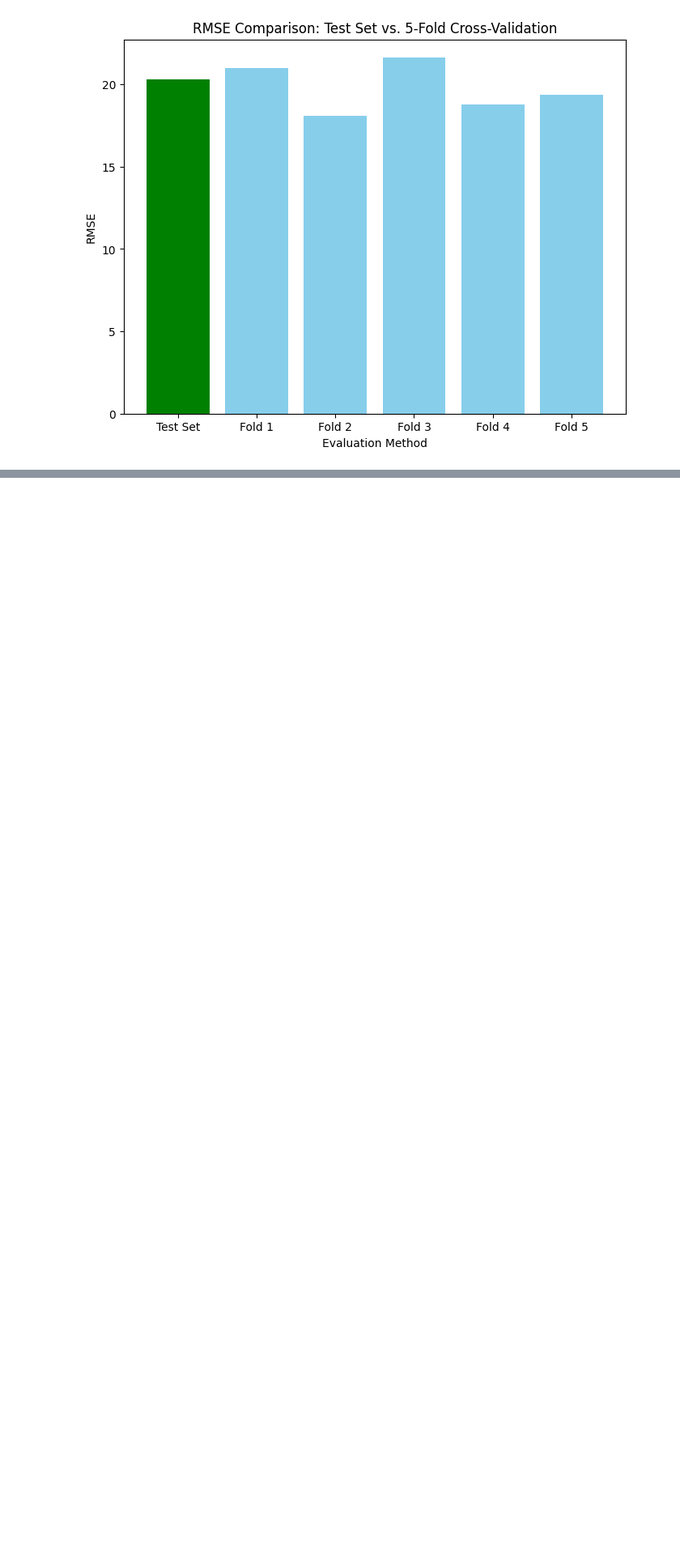
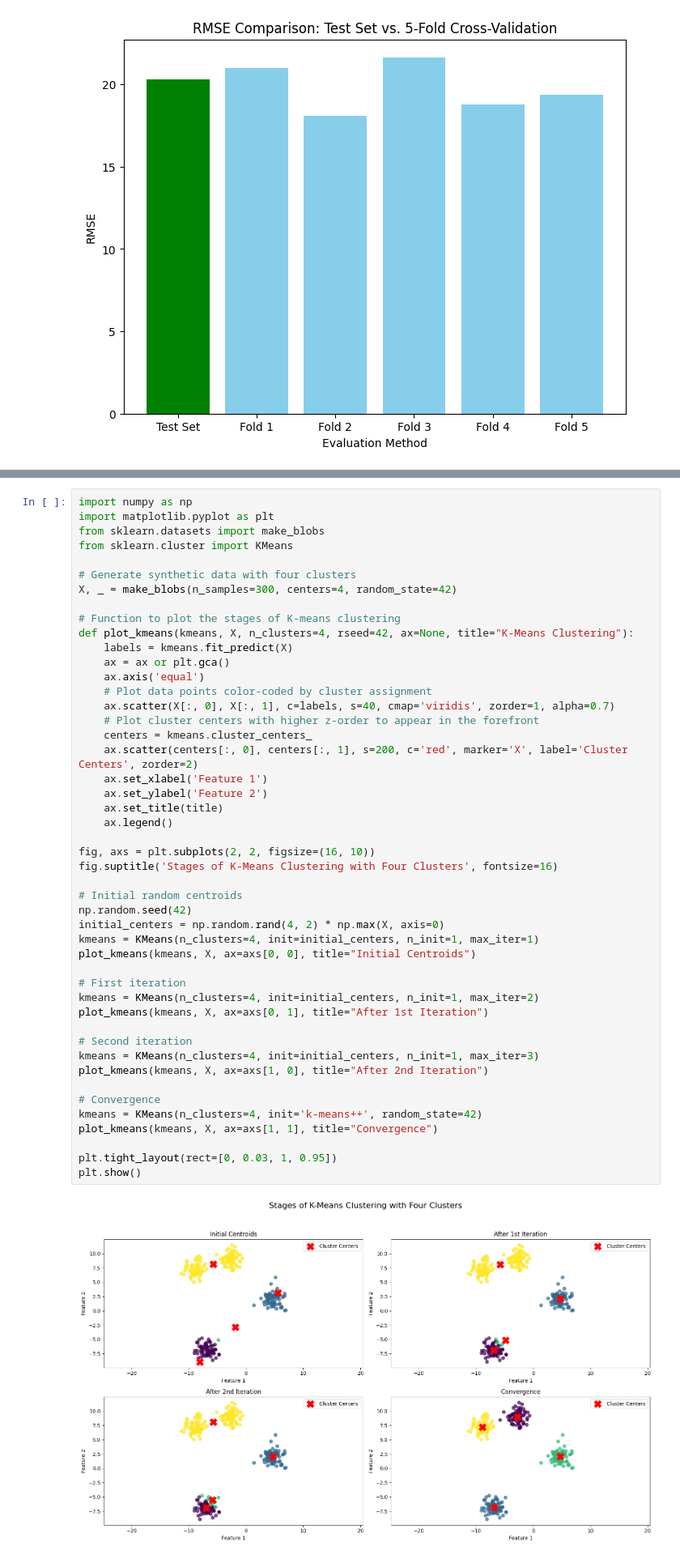
Before and after one commit to MehrdadJalali-AI/Statistics-and-Machine-Learning, a Jupyter notebook: C2_ML.ipynb, the cells around one changed output, grey strips where cells are left out. Shown at 81% size. Cells and saved outputs as stored; diff of their text form; blank space fills up the shorter version.

```diff
--- a/C2_ML.ipynb
+++ b/C2_ML.ipynb
@@ -1750,0 +1784,49 @@ Average RMSE across 5-Fold Cross-Validation: 19.78
+# %%
+import numpy as np
+import matplotlib.pyplot as plt
+from sklearn.datasets import make_blobs
+from sklearn.cluster import KMeans
+
+# Generate synthetic data with four clusters
+X, _ = make_blobs(n_samples=300, centers=4, random_state=42)
+
+# Function to plot the stages of K-means clustering
+def plot_kmeans(kmeans, X, n_clusters=4, rseed=42, ax=None, title="K-Means Clustering"):
+    labels = kmeans.fit_predict(X)
+    ax = ax or plt.gca()
+    ax.axis('equal')
+    # Plot data points color-coded by cluster assignment
+    ax.scatter(X[:, 0], X[:, 1], c=labels, s=40, cmap='viridis', zorder=1, alpha=0.7)
+    # Plot cluster centers with higher z-order to appear in the forefront
+    centers = kmeans.cluster_centers_
+    ax.scatter(centers[:, 0], centers[:, 1], s=200, c='red', marker='X', label='Cluster Centers', zorder=2)
+    ax.set_xlabel('Feature 1')
+    ax.set_ylabel('Feature 2')
+    ax.set_title(title)
+    ax.legend()
+
+fig, axs = plt.subplots(2, 2, figsize=(16, 10))
+fig.suptitle('Stages of K-Means Clustering with Four Clusters', fontsize=16)
+
+# Initial random centroids
+np.random.seed(42)
+initial_centers = np.random.rand(4, 2) * np.max(X, axis=0)
+kmeans = KMeans(n_clusters=4, init=initial_centers, n_init=1, max_iter=1)
+plot_kmeans(kmeans, X, ax=axs[0, 0], title="Initial Centroids")
+
+# First iteration
+kmeans = KMeans(n_clusters=4, init=initial_centers, n_init=1, max_iter=2)
+plot_kmeans(kmeans, X, ax=axs[0, 1], title="After 1st Iteration")
+
+# Second iteration
+kmeans = KMeans(n_clusters=4, init=initial_centers, n_init=1, max_iter=3)
+plot_kmeans(kmeans, X, ax=axs[1, 0], title="After 2nd Iteration")
+
+# Convergence
+kmeans = KMeans(n_clusters=4, init='k-means++', random_state=42)
+plot_kmeans(kmeans, X, ax=axs[1, 1], title="Convergence")
+
+plt.tight_layout(rect=[0, 0.03, 1, 0.95])
+plt.show()
+# %% [output]
+[figure, added]
```
Also changed, not shown: parts of 13 cells of this notebook.
